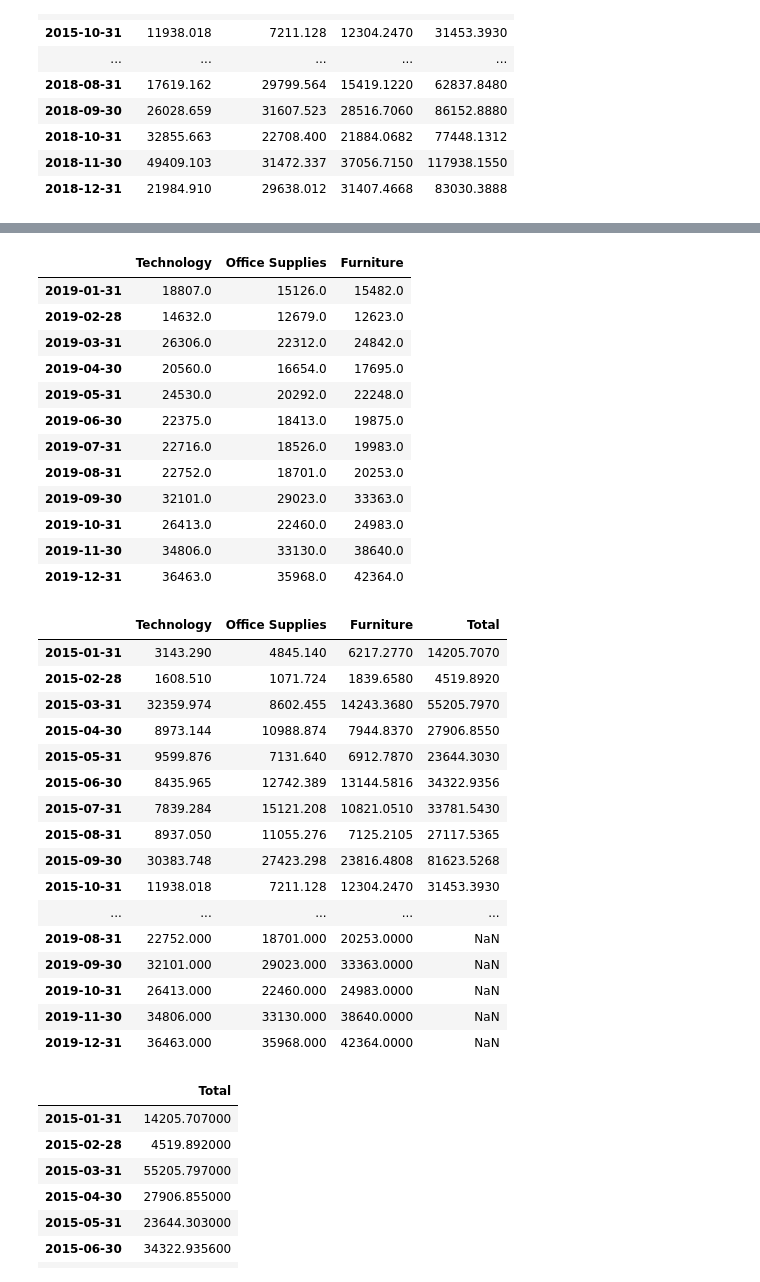
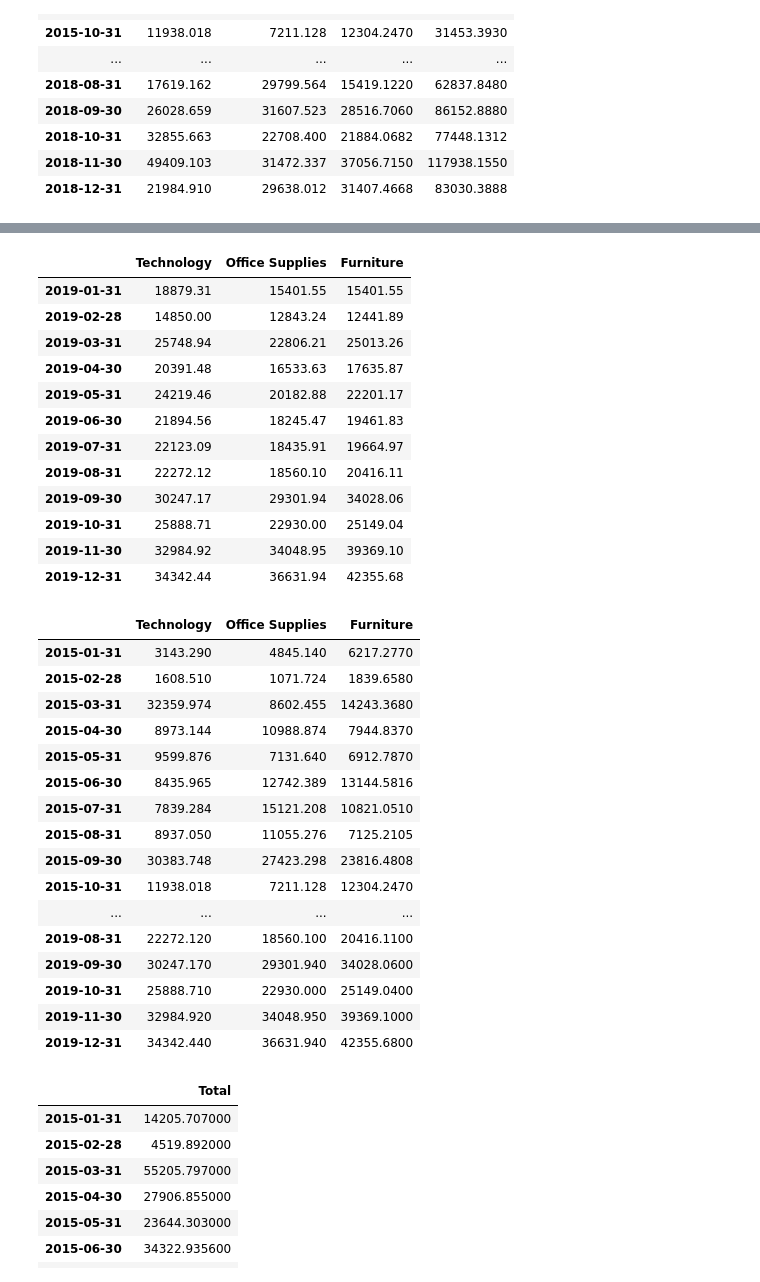
Before and after one commit to pmunozdl/TFG, a Jupyter notebook: nuevaVersión.ipynb, the cells around one changed output, grey strips where cells are left out. Saved outputs shown, nothing was run; the diff lists cells and outputs as text; code cells hidden in the pictures.

```diff
--- a/nuevaVersión.ipynb
+++ b/nuevaVersión.ipynb
@@ -541,9 +537,9 @@ df_resultadoUniEsc2 = scalerUniRF.fit_transform(df_resultadoUni2)
 X_trainEsc2 = df_resultadoUniEsc2[0:36] # tres primeros años de unidades vendidas por categoría
 X_testEsc2 = df_resultadoUniEsc2[36:48] #último año de unidades vendidas por categoría
 # %%
-PorcentajeTecnología = df_resultadoUni2["Technology"] / df_resultadoUni2["Ventas Totales"]
-PorcentajeOfficeSupplies = df_resultadoUni2["Office Supplies"] / df_resultadoUni2["Ventas Totales"]
-PorcentajeFurniture = df_resultadoUni2["Furniture"] / df_resultadoUni2["Ventas Totales"]
+PorcentajeTecnología = round(df_resultadoUni2["Technology"] / df_resultadoUni2["Ventas Totales"],3)
+PorcentajeOfficeSupplies = round(df_resultadoUni2["Office Supplies"] / df_resultadoUni2["Ventas Totales"],3)
+PorcentajeFurniture = round(df_resultadoUni2["Furniture"] / df_resultadoUni2["Ventas Totales"],3)
 array_concatenado = np.column_stack((PorcentajeTecnología,PorcentajeOfficeSupplies,PorcentajeFurniture))
 pdArray_concatenado = pd.DataFrame(array_concatenado,index=df_resultadoUni2.index.values,columns=["Technology","Office Supplies","Furniture"])
 pdArray_concatenado
@@ -593,6 +589,7 @@ array([[-1.34105725e-03,  1.16206653e-03, -1.09706603e-04],
 # %%
 X_predRLCat = scalerUniCat.inverse_transform(X_predRLCatEsc)
 X_predRLCat = pd.DataFrame(X_predRLCat,index = y_predSE2019.index,columns = pdArray_concatenado.columns)
+X_predRLCat = X_predRLCat.round(3)
 X_predRLCat
 # %% [output]
 |  | Technology | Office Supplies | Furniture |
@@ -658,9 +655,9 @@ df_resultadoVent2
 | 2018-12-31 | 21984.910 | 29638.012 | 31407.4668 | 83030.3888 |
 # %%
 #volvemos a predecir, usando RL
-PorcentajeTecnología2 = df_resultadoVent2["Technology"] / df_resultadoVent2["Total"]
-PorcentajeOfficeSupplies2 = df_resultadoVent2["Office Supplies"] / df_resultadoVent2["Total"]
-PorcentajeFurniture2 = df_resultadoVent2["Furniture"] / df_resultadoVent2["Total"]
+PorcentajeTecnología2 = round(df_resultadoVent2["Technology"] / df_resultadoVent2["Total"],3)
+PorcentajeOfficeSupplies2 = round(df_resultadoVent2["Office Supplies"] / df_resultadoVent2["Total"],3)
+PorcentajeFurniture2 = round(df_resultadoVent2["Furniture"] / df_resultadoVent2["Total"],3)
 #calcular a partir del porcentaje y luego ponderar
 array_concatenado2 = np.column_stack((PorcentajeTecnología2,PorcentajeOfficeSupplies2,PorcentajeFurniture2))
 pdArray_concatenado2 = pd.DataFrame(array_concatenado2,index=df_resultadoVent2.index.values,columns=["Technology","Office Supplies","Furniture"])
@@ -703,50 +700,51 @@ Epoch 100/100
 # %%
 predVentCat2019RN = scalerVentCat.inverse_transform(predVentCat2019RNEsc)
 predVentCat2019RN = pd.DataFrame(predVentCat2019RN,columns=X_predRLCat.columns, index = X_predRLCat.index.values)
+predVentCat2019RN = predVentCat2019RN.round(2)
 #una vez tenemos los porcentajes predichos, los multiplicamos por los ingresos de 2019 para desglosar los ingresos por categoría
-predVentCat2019 = np.round(y_predSE2019.values * predVentCat2019RN.values)
+predVentCat2019 = np.round(y_predSE2019.values * predVentCat2019RN.values,2)
 predVentCat2019 = pd.DataFrame(predVentCat2019,columns = prediccionUnidades2019Cat.columns, index = prediccionUnidades2019Cat.index.values)
 predVentCat2019
 # %% [output]
 |  | Technology | Office Supplies | Furniture |
-| 2019-01-31 | 18807.0 | 15126.0 | 15482.0 |
-| 2019-02-28 | 14632.0 | 12679.0 | 12623.0 |
-| 2019-03-31 | 26306.0 | 22312.0 | 24842.0 |
-| 2019-04-30 | 20560.0 | 16654.0 | 17695.0 |
-| 2019-05-31 | 24530.0 | 20292.0 | 22248.0 |
-| 2019-06-30 | 22375.0 | 18413.0 | 19875.0 |
-| 2019-07-31 | 22716.0 | 18526.0 | 19983.0 |
-| 2019-08-31 | 22752.0 | 18701.0 | 20253.0 |
-| 2019-09-30 | 32101.0 | 29023.0 | 33363.0 |
-| 2019-10-31 | 26413.0 | 22460.0 | 24983.0 |
-| 2019-11-30 | 34806.0 | 33130.0 | 38640.0 |
-| 2019-12-31 | 36463.0 | 35968.0 | 42364.0 |
+| 2019-01-31 | 18879.31 | 15401.55 | 15401.55 |
+| 2019-02-28 | 14850.00 | 12843.24 | 12441.89 |
+| 2019-03-31 | 25748.94 | 22806.21 | 25013.26 |
+| 2019-04-30 | 20391.48 | 16533.63 | 17635.87 |
+| 2019-05-31 | 24219.46 | 20182.88 | 22201.17 |
+| 2019-06-30 | 21894.56 | 18245.47 | 19461.83 |
+| 2019-07-31 | 22123.09 | 18435.91 | 19664.97 |
+| 2019-08-31 | 22272.12 | 18560.10 | 20416.11 |
+| 2019-09-30 | 30247.17 | 29301.94 | 34028.06 |
+| 2019-10-31 | 25888.71 | 22930.00 | 25149.04 |
+| 2019-11-30 | 32984.92 | 34048.95 | 39369.10 |
+| 2019-12-31 | 34342.44 | 36631.94 | 42355.68 |
 # %%
 #obtener ingresos totales 5 años, ventas totales 5 años, ventas categoría 5 años, e ingresos por categoría 5 años
 #ingresos por categoría 5 años
-VentCatFinal = pd.concat([df_resultadoVent2, predVentCat2019], axis=0) #ventas totales 5 años
+VentCatFinal = pd.concat([df_resultadoVent2[["Technology","Office Supplies","Furniture"]], predVentCat2019], axis=0) #ventas totales 5 años
 UniCatFinal = pd.concat([df_resultadoUni2[["Technology","Office Supplies","Furniture"]].astype(int), prediccionUnidades2019Cat.astype(int)], axis=0)
-VentFinal = pd.concat([df_resultadoVent, dfy_predSE2019])
+VentFinal = pd.concat([df_resultadoVent, y_predSE2019])
 UniFinal = pd.concat([df_resultadoUni.astype(int), X_predRL2019.astype(int)])
 VentCatFinal
 # %% [output]
-|  | Technology | Office Supplies | Furniture | Total |
-| 2015-01-31 | 3143.290 | 4845.140 | 6217.2770 | 14205.7070 |
-| 2015-02-28 | 1608.510 | 1071.724 | 1839.6580 | 4519.8920 |
-| 2015-03-31 | 32359.974 | 8602.455 | 14243.3680 | 55205.7970 |
-| 2015-04-30 | 8973.144 | 10988.874 | 7944.8370 | 27906.8550 |
-| 2015-05-31 | 9599.876 | 7131.640 | 6912.7870 | 23644.3030 |
-| 2015-06-30 | 8435.965 | 12742.389 | 13144.5816 | 34322.9356 |
-| 2015-07-31 | 7839.284 | 15121.208 | 10821.0510 | 33781.5430 |
-| 2015-08-31 | 8937.050 | 11055.276 | 7125.2105 | 27117.5365 |
-| 2015-09-30 | 30383.748 | 27423.298 | 23816.4808 | 81623.5268 |
-| 2015-10-31 | 11938.018 | 7211.128 | 12304.2470 | 31453.3930 |
-| ... | ... | ... | ... | ... |
-| 2019-08-31 | 22752.000 | 18701.000 | 20253.0000 | NaN |
-| 2019-09-30 | 32101.000 | 29023.000 | 33363.0000 | NaN |
-| 2019-10-31 | 26413.000 | 22460.000 | 24983.0000 | NaN |
-| 2019-11-30 | 34806.000 | 33130.000 | 38640.0000 | NaN |
-| 2019-12-31 | 36463.000 | 35968.000 | 42364.0000 | NaN |
+|  | Technology | Office Supplies | Furniture |
+| 2015-01-31 | 3143.290 | 4845.140 | 6217.2770 |
+| 2015-02-28 | 1608.510 | 1071.724 | 1839.6580 |
+| 2015-03-31 | 32359.974 | 8602.455 | 14243.3680 |
+| 2015-04-30 | 8973.144 | 10988.874 | 7944.8370 |
+| 2015-05-31 | 9599.876 | 7131.640 | 6912.7870 |
+| 2015-06-30 | 8435.965 | 12742.389 | 13144.5816 |
+| 2015-07-31 | 7839.284 | 15121.208 | 10821.0510 |
+| 2015-08-31 | 8937.050 | 11055.276 | 7125.2105 |
+| 2015-09-30 | 30383.748 | 27423.298 | 23816.4808 |
+| 2015-10-31 | 11938.018 | 7211.128 | 12304.2470 |
+| ... | ... | ... | ... |
+| 2019-08-31 | 22272.120 | 18560.100 | 20416.1100 |
+| 2019-09-30 | 30247.170 | 29301.940 | 34028.0600 |
+| 2019-10-31 | 25888.710 | 22930.000 | 25149.0400 |
+| 2019-11-30 | 32984.920 | 34048.950 | 39369.1000 |
+| 2019-12-31 | 34342.440 | 36631.940 | 42355.6800 |
 # %%
 VentFinal
 # %% [output]
```
Also changed, not shown: parts of 13 cells of this notebook, 2 other files.
